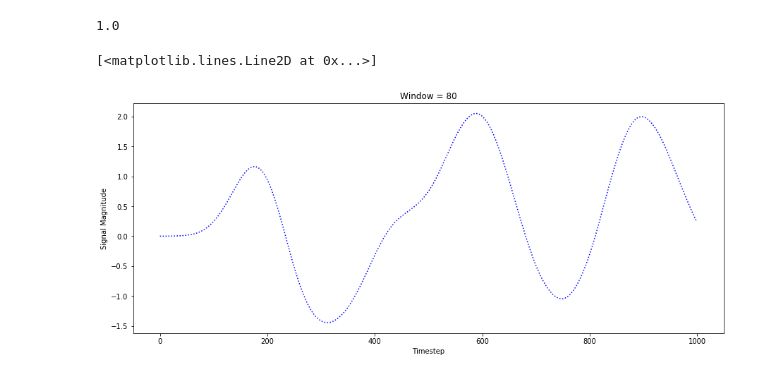
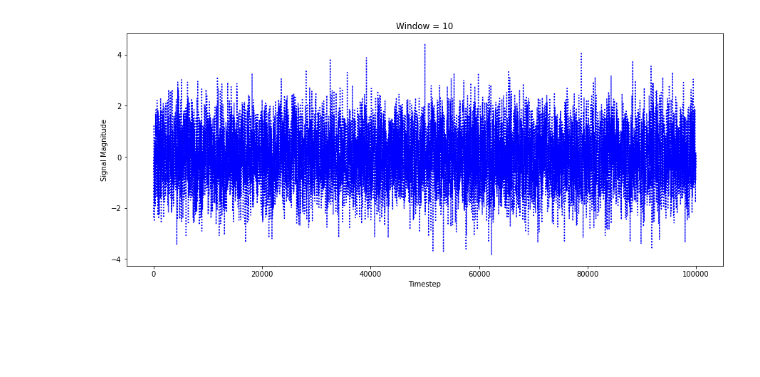
Before and after one commit to adamg0709/QDOT, a Jupyter notebook: Simulator.ipynb, the cells around one changed output. Cells and saved outputs as stored; diff of their text form; code cells hidden in the pictures; blank space fills up the shorter version.

```diff
--- a/Simulator.ipynb
+++ b/Simulator.ipynb
@@ -47,15 +123,20 @@ def noise_generator(num_steps, window, scaling_factor):
 # %%
-num_steps = 1000
-window = 80
-noise = noise_generator(num_steps,window,1)
-print(np.std(noise))
-times = np.arange(num_steps)
-plt.rcParams['figure.figsize'] = [15, 6]
-plt.title("Window = 80")
-plt.xlabel("Timestep")
-plt.ylabel("Signal Magnitude")
-plt.plot(times,noise,linestyle=':',color='b')
+window = 10
+std = 1
+num_steps = 100000
+plot = True
+
+sim = Spectrum_Simulator()
+sim.add_noise(window,std)
+for i in range(num_steps):
+    sim.step()
+
+if plot == True:
+    times = np.arange(num_steps)
+    plt.rcParams['figure.figsize'] = [15, 6]
+    plt.title("Window = 10")
+    plt.xlabel("Timestep")
+    plt.ylabel("Signal Magnitude")
+    plt.plot(times,np.array(sim.wandering),linestyle=':',color='b')
 # %% [output]
-1.0
-[<matplotlib.lines.Line2D at 0x...>]
-[figure, old version]
+[figure, new version]
```
Also changed, not shown: parts of 21 cells of this notebook.
